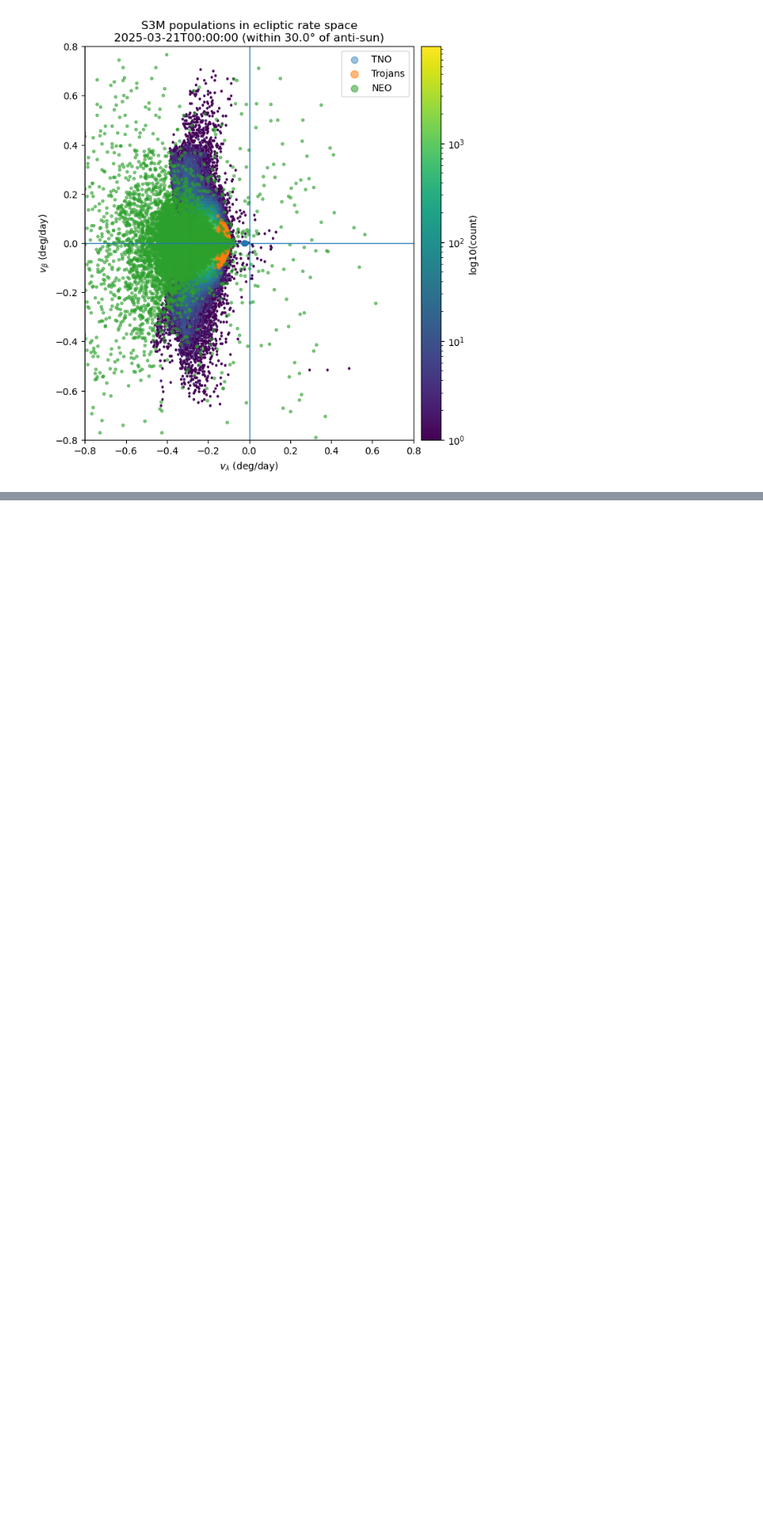
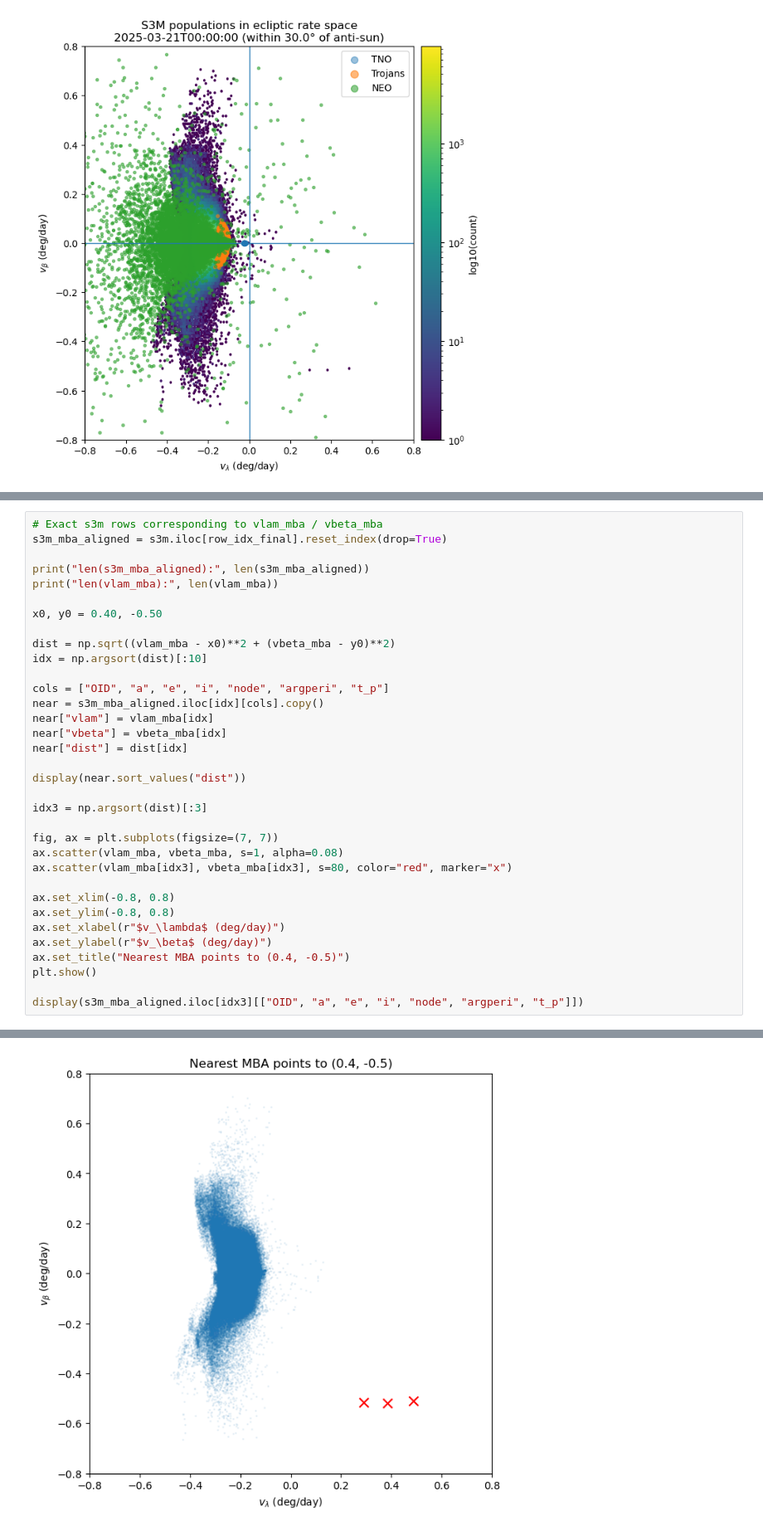
Before and after one commit to devanshi-s04/neomod, a Jupyter notebook: plotswpopulations.ipynb, the cells around one changed output, grey strips where cells are left out. Shown at 83% size. Cells and saved outputs as stored; diff of their text form; blank space fills up the shorter version.

Commit message:
cloned pop. plots

```diff
--- a/plotswpopulations.ipynb
+++ b/plotswpopulations.ipynb
@@ -948,0 +1098,35 @@ plt.show()
+# %%
+# Exact s3m rows corresponding to vlam_mba / vbeta_mba
+s3m_mba_aligned = s3m.iloc[row_idx_final].reset_index(drop=True)
+
+print("len(s3m_mba_aligned):", len(s3m_mba_aligned))
+print("len(vlam_mba):", len(vlam_mba))
+
+x0, y0 = 0.40, -0.50
+
+dist = np.sqrt((vlam_mba - x0)**2 + (vbeta_mba - y0)**2)
+idx = np.argsort(dist)[:10]
+
+cols = ["OID", "a", "e", "i", "node", "argperi", "t_p"]
+near = s3m_mba_aligned.iloc[idx][cols].copy()
+near["vlam"] = vlam_mba[idx]
+near["vbeta"] = vbeta_mba[idx]
+near["dist"] = dist[idx]
+
+display(near.sort_values("dist"))
+
+idx3 = np.argsort(dist)[:3]
+
+fig, ax = plt.subplots(figsize=(7, 7))
+ax.scatter(vlam_mba, vbeta_mba, s=1, alpha=0.08)
+ax.scatter(vlam_mba[idx3], vbeta_mba[idx3], s=80, color="red", marker="x")
+
+ax.set_xlim(-0.8, 0.8)
+ax.set_ylim(-0.8, 0.8)
+ax.set_xlabel(r"$v_\lambda$ (deg/day)")
+ax.set_ylabel(r"$v_\beta$ (deg/day)")
+ax.set_title("Nearest MBA points to (0.4, -0.5)")
+plt.show()
+
+display(s3m_mba_aligned.iloc[idx3][["OID", "a", "e", "i", "node", "argperi", "t_p"]])
+# %% [output]
@@ -948,0 +1146 @@ plt.show()
+[figure, added]
```
Also changed, not shown: parts of 26 cells of this notebook.
